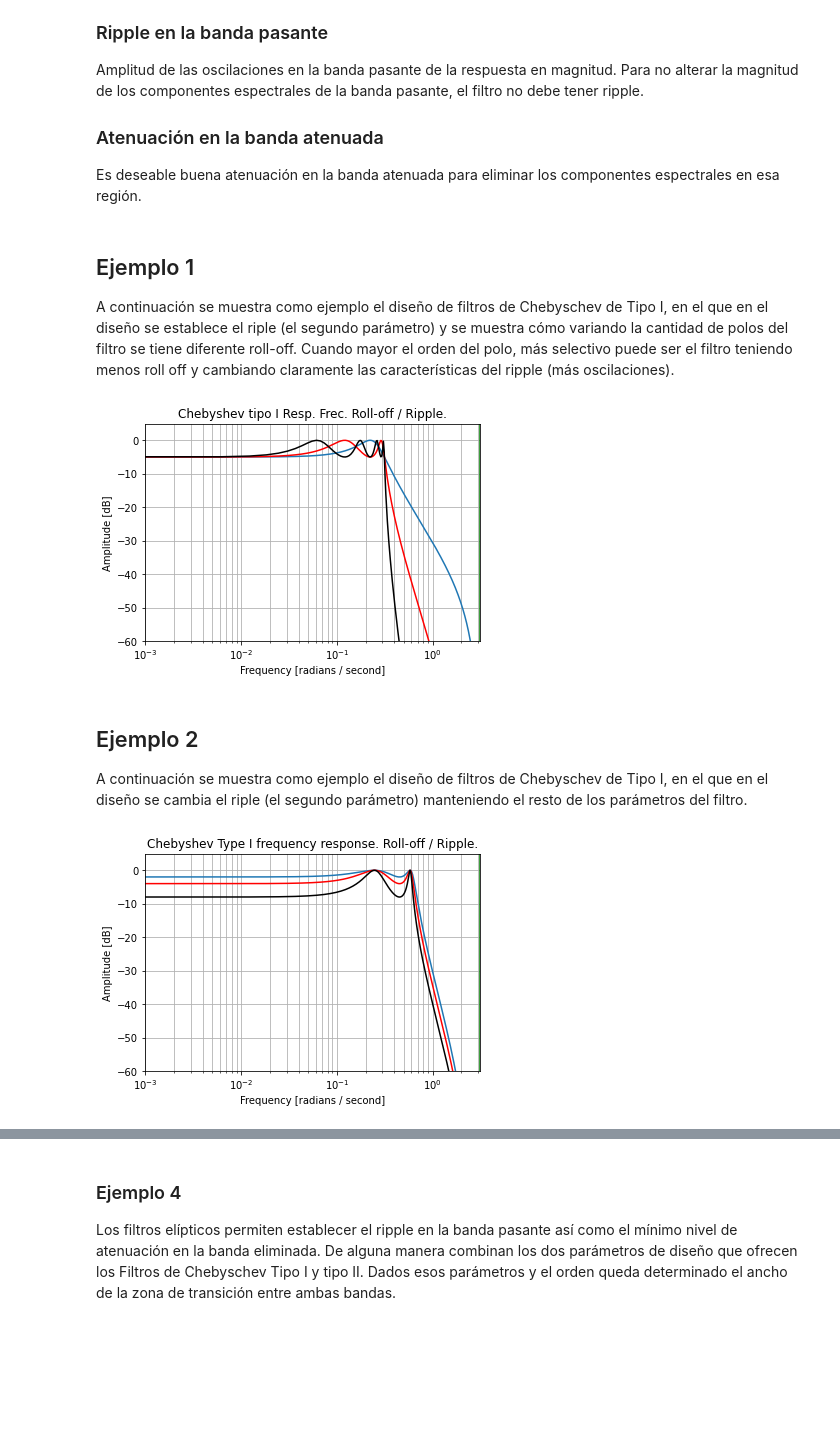
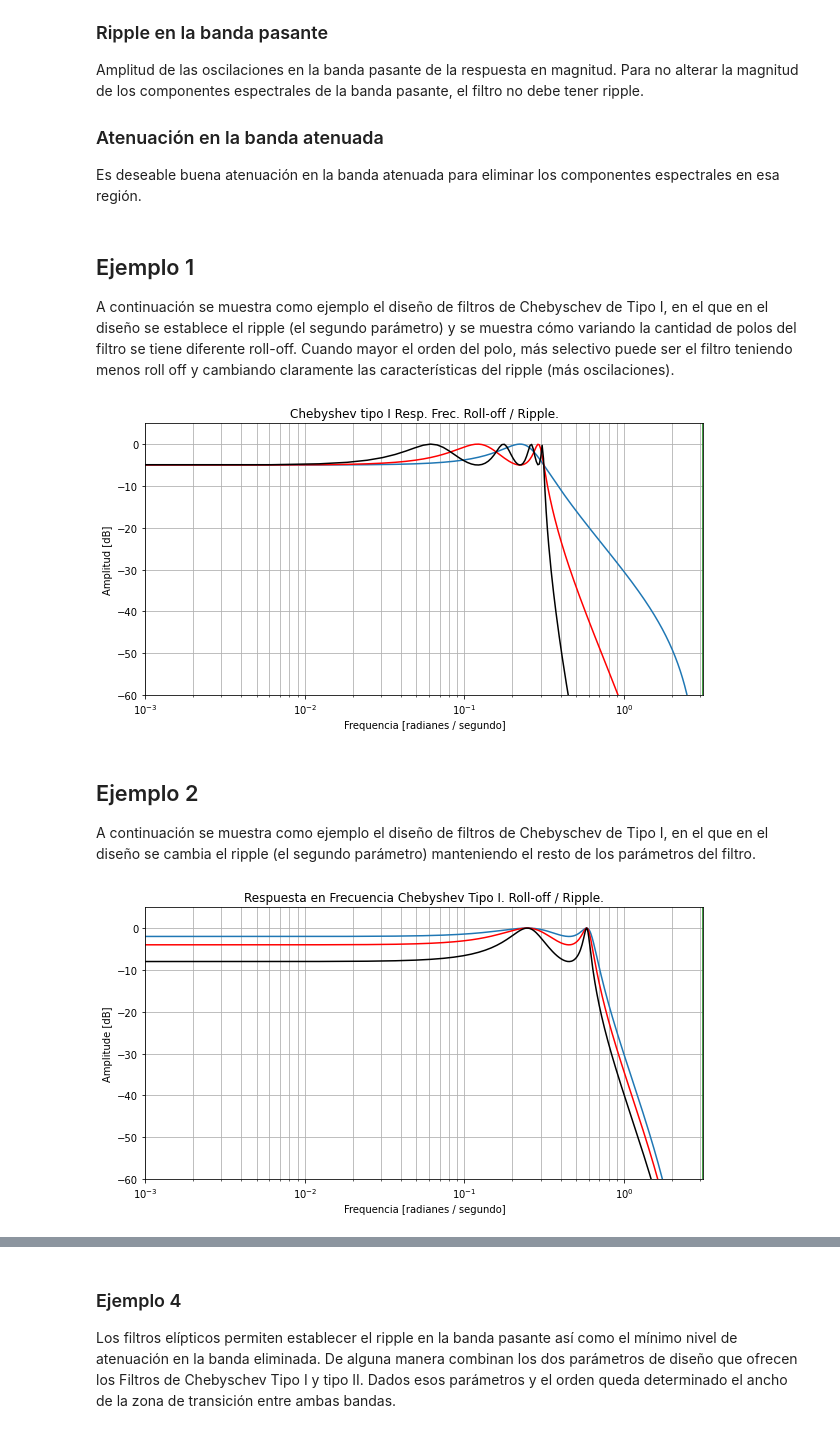
Before and after one commit to mrocamora/audio-dsp, a Jupyter notebook: notebooks/audioDSP-SLITS-2.ipynb, the cells around one changed output, grey strips where cells are left out. Cells and saved outputs as stored; diff of their text form; code cells hidden in the pictures; blank space fills up the shorter version.

```diff
--- a/notebooks/audioDSP-SLITS-2.ipynb
+++ b/notebooks/audioDSP-SLITS-2.ipynb
@@ -60,6 +57,8 @@ sos = signal.butter(4, 100, 'lowpass', fs=10000, output='sos')
 b, a = signal.butter(4, 100, 'lowpass', fs=10000)
 
 w, h = signal.freqz(b, a)
+
+plt.rcParams['figure.figsize'] = [10, 5]
 
 plt.semilogx(w, 20 * np.log10(abs(h)))
 plt.semilogx(wFIR, 20 * np.log10(abs(hFIR)),'r')
@@ -343,41 +342,41 @@ Amplitud de las oscilaciones en la banda pasante de la respuesta en magnitud. Pa
 Es deseable buena atenuación en la banda atenuada para eliminar los componentes espectrales en esa región.
 # %% [markdown]
 ## Ejemplo 1
-A continuación se muestra como ejemplo el diseño de filtros de Chebyschev de Tipo I, en el que en el diseño se establece el riple (el segundo parámetro) y se muestra cómo variando la cantidad de polos del filtro se tiene diferente roll-off. Cuando mayor el orden del polo, más selectivo puede ser el filtro teniendo menos roll off y cambiando claramente las características del ripple (más oscilaciones).
+A continuación se muestra como ejemplo el diseño de filtros de Chebyschev de Tipo I, en el que en el diseño se establece el ripple (el segundo parámetro) y se muestra cómo variando la cantidad de polos del filtro se tiene diferente roll-off. Cuando mayor el orden del polo, más selectivo puede ser el filtro teniendo menos roll off y cambiando claramente las características del ripple (más oscilaciones).
 # %%
 orden = 2
 ripple = 5
 f_corte = 0.1
 b, a = signal.cheby1(orden,ripple,f_corte, 'low')
 w, h = signal.freqz(b, a)
 plt.semilogx(w, 20*np.log10(abs(h)))
 
 orden = 4
 b, a = signal.cheby1(orden,ripple, f_corte, 'low')
 w, h = signal.freqz(b, a)
 plt.semilogx(w, 20*np.log10(abs(h)),'r')
 
 orden = 8
 b, a = signal.cheby1(orden,ripple, f_corte, 'low')
 w, h = signal.freqz(b, a)
 plt.semilogx(w, 20*np.log10(abs(h)),'k')
 
 
 plt.title('Chebyshev tipo I Resp. Frec. Roll-off / Ripple.')
-plt.xlabel('Frequency [radians / second]')
-plt.ylabel('Amplitude [dB]')
+plt.xlabel('Frequencia [radianes / segundo]')
+plt.ylabel('Amplitud [dB]')
 plt.margins(0, 0.1)
 plt.grid(which='both', axis='both')
 plt.axvline(3.14, color='green') # cutoff frequency
 #plt.axhline(-3, color='green') # rp
 plt.axis([0.001,np.pi,-60,5])
 plt.show()
 # %% [output]
-[figure, old version]
+[figure, new version]
 # %% [markdown]
 ## Ejemplo 2
 
-A continuación se muestra como ejemplo el diseño de filtros de Chebyschev de Tipo I, en el que en el diseño se cambia el riple (el segundo parámetro) manteniendo el resto de los parámetros del filtro.
+A continuación se muestra como ejemplo el diseño de filtros de Chebyschev de Tipo I, en el que en el diseño se cambia el ripple (el segundo parámetro) manteniendo el resto de los parámetros del filtro.
 # %%
 orden = 4
 ripple = 2
@@ -397,8 +396,8 @@ w, h = signal.freqz(b, a)
 plt.semilogx(w, 20*np.log10(abs(h)),'k')
 
 
-plt.title('Chebyshev Type I frequency response. Roll-off / Ripple.')
-plt.xlabel('Frequency [radians / second]')
+plt.title('Respuesta en Frecuencia Chebyshev Tipo I. Roll-off / Ripple.')
+plt.xlabel('Frequencia [radianes / segundo]')
 plt.ylabel('Amplitude [dB]')
 plt.margins(0, 0.1)
 plt.grid(which='both', axis='both')
@@ -407,7 +406,7 @@ plt.axvline(3.14, color='green') # cutoff frequency
 plt.axis([0.001,np.pi,-60,5])
 plt.show()
 # %% [output]
-[figure, old version]
+[figure, new version]
 # %% [markdown]
 ### Ejemplo 3
 
```
Also changed, not shown: parts of 16 cells of this notebook.
